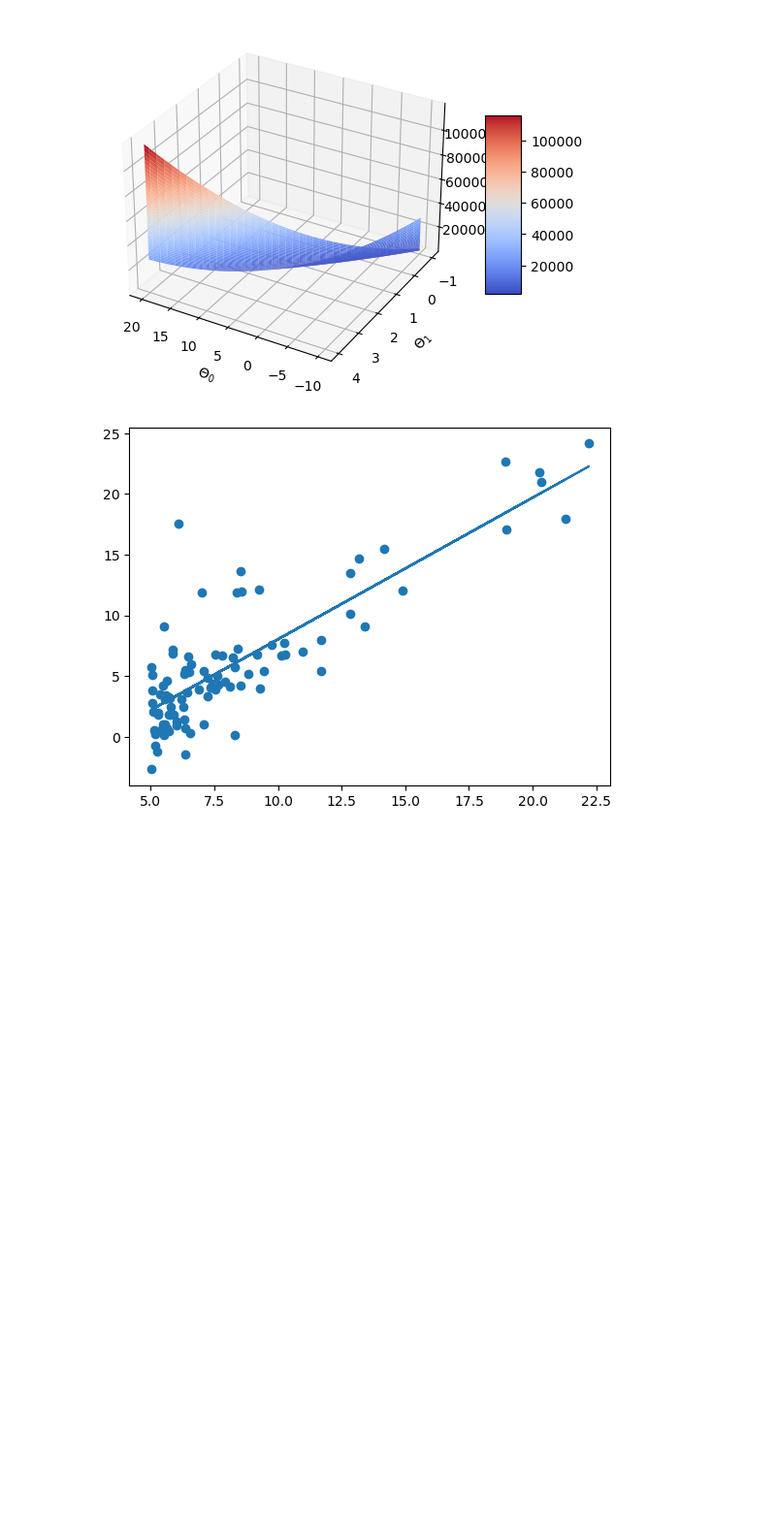
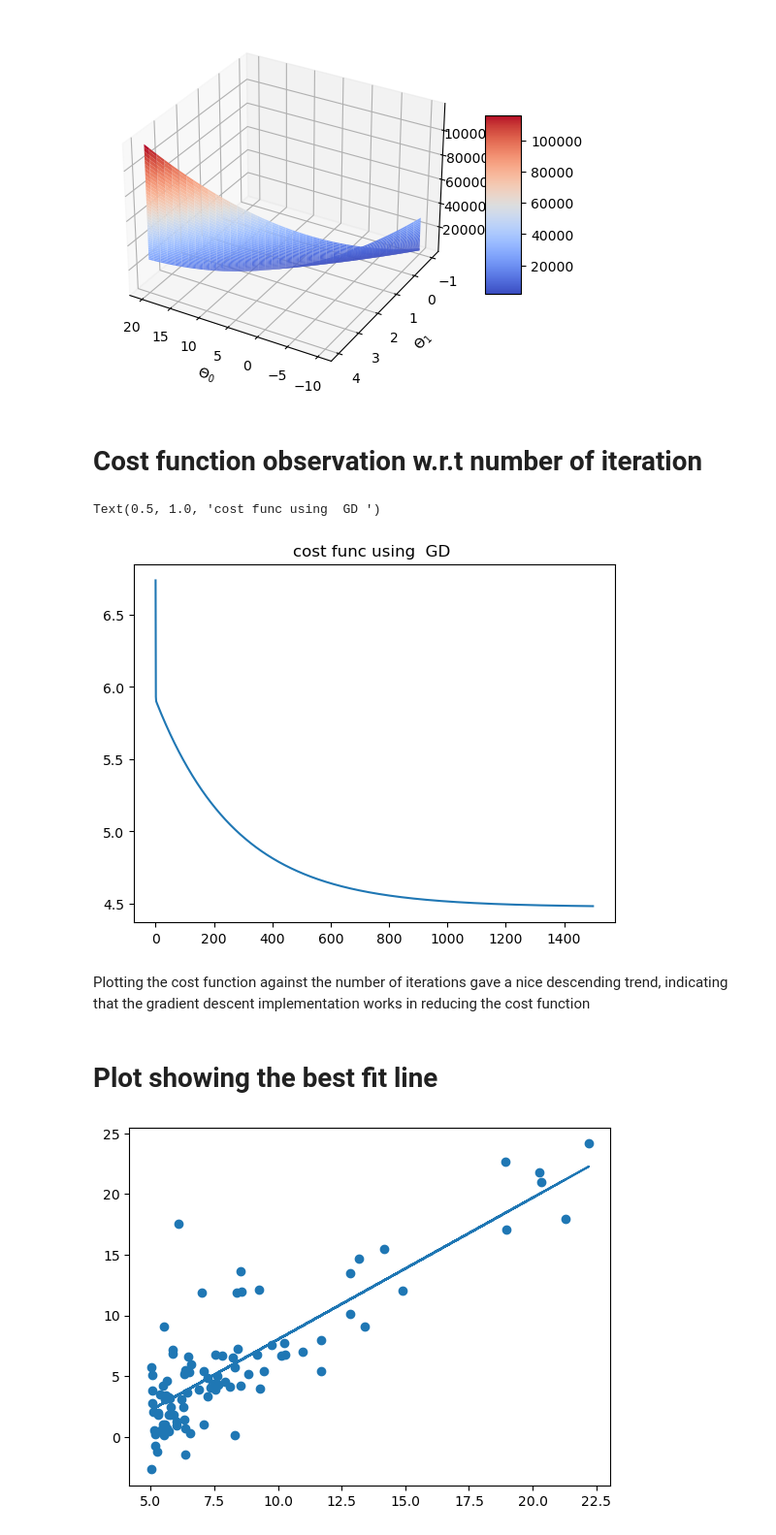
Before and after one commit to khalequzzamanlikhon/ML-Coursera-Python, a Jupyter notebook: Machine-Learning-Coursera-python.ipynb, the cells around one changed output. Shown at 97% size. Saved outputs shown, nothing was run; the diff lists cells and outputs as text; code cells hidden in the pictures; blank space fills up the shorter version.

```diff
--- a/Machine-Learning-Coursera-python.ipynb
+++ b/Machine-Learning-Coursera-python.ipynb
@@ -100,6 +115,18 @@ ax.set_zlabel("$J(\Theta)$")
 ax.view_init(30,120)
 # %% [output]
 [figure]
+# %% [markdown]
+# Cost function observation w.r.t number of iteration
+# %%
+plt.plot(J_history)
+plt.title("cost func using  GD ")
+# %% [output]
+Text(0.5, 1.0, 'cost func using  GD ')
+[figure, added]
+# %% [markdown]
+Plotting the cost function against the number of iterations gave a nice descending trend, indicating that the gradient descent implementation works in reducing the cost function
+# %% [markdown]
+# Plot showing the best fit line
 # %%
 # plot to show the best fit line
 plt.scatter(X[:,1],y)
```
Also changed, not shown: parts of 68 cells of this notebook, 2 other files.
